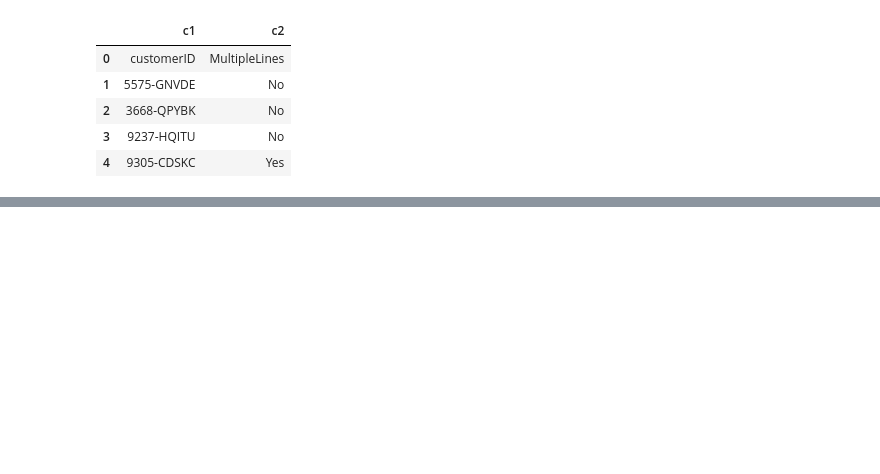
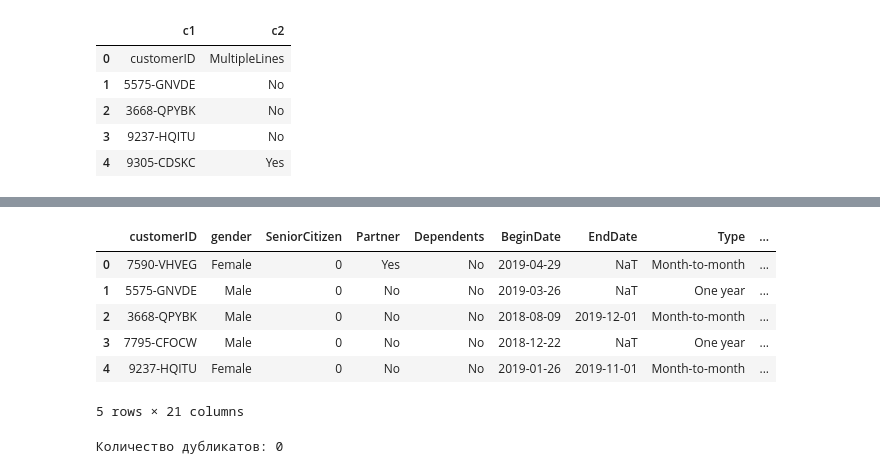
Before and after one commit to GasimV/Telecom-Operator-Churn-Prediction, a Jupyter notebook: teledom_churn_prediction.ipynb, the cells around one changed output, grey strips where cells are left out. Saved outputs shown, nothing was run; the diff lists cells and outputs as text; code cells hidden in the pictures; blank space fills up the shorter version.

```diff
--- a/teledom_churn_prediction.ipynb
+++ b/teledom_churn_prediction.ipynb
@@ -78,0 +180,29 @@ display(phone_data.head())
+# %%
+# Handling missing values in 'TotalCharges'
+# Convert 'TotalCharges' to numeric, setting errors='coerce' to turn problematic values into NaN
+contract_data['TotalCharges'] = pd.to_numeric(contract_data['TotalCharges'], errors='coerce')
+
+# Filling missing 'TotalCharges' with the value of 'MonthlyCharges' for customers with a 'BeginDate' equal to the
+# data extraction date (assumed to be new customers)
+contract_data.loc[(contract_data['TotalCharges'].isnull()) & (contract_data['BeginDate'] == '2020-02-01'),
+                  'TotalCharges'] = contract_data['MonthlyCharges']
+
+# Convert 'BeginDate' and 'EndDate' to datetime
+contract_data['BeginDate'] = pd.to_datetime(contract_data['BeginDate'])
+
+# For 'EndDate', first replace non-churned customer indicators with a consistent format
+contract_data['EndDate'] = contract_data['EndDate'].replace({'No': None})
+contract_data['EndDate'] = pd.to_datetime(contract_data['EndDate'])
+
+# Create a binary target variable for churn
+contract_data['Churn'] = contract_data['EndDate'].notnull().astype(int)
+
+# Renaming columns in internet and phone data for clarity
+internet_data.columns = ['customerID', 'InternetService', 'OnlineSecurity', 'OnlineBackup',
+                         'DeviceProtection', 'TechSupport', 'StreamingTV', 'StreamingMovies']
+phone_data.columns = ['customerID', 'MultipleLines']
+
+# Checking the transformations
+display(contract_data.head())
+display(internet_data.head())
+display(phone_data.head())
@@ -78,0 +239,21 @@ display(phone_data.head())
+# %%
+# Merging the data
+merged_data = pd.merge(personal_data, contract_data, on='customerID', how='left')
+merged_data = pd.merge(merged_data, internet_data, on='customerID', how='left')
+merged_data = pd.merge(merged_data, phone_data, on='customerID', how='left')
+
+# Ensuring each customer has only one record
+merged_data_duplicates = merged_data.duplicated(subset=['customerID']).sum()
+
+# Checking the merged data and any duplicates
+display(merged_data.head())
+print("Количество дубликатов: {}".format(merged_data_duplicates))
+# %% [output]
+|  | customerID | gender | SeniorCitizen | Partner | Dependents | BeginDate | EndDate | Type | ... |
+| 0 | 7590-VHVEG | Female | 0 | Yes | No | 2019-04-29 | NaT | Month-to-month | ... |
+| 1 | 5575-GNVDE | Male | 0 | No | No | 2019-03-26 | NaT | One year | ... |
+| 2 | 3668-QPYBK | Male | 0 | No | No | 2018-08-09 | 2019-12-01 | Month-to-month | ... |
+| 3 | 7795-CFOCW | Male | 0 | No | No | 2018-12-22 | NaT | One year | ... |
+| 4 | 9237-HQITU | Female | 0 | No | No | 2019-01-26 | 2019-11-01 | Month-to-month | ... |
+5 rows × 21 columns
+Количество дубликатов: 0
```
Also changed, not shown: parts of 24 cells of this notebook.
